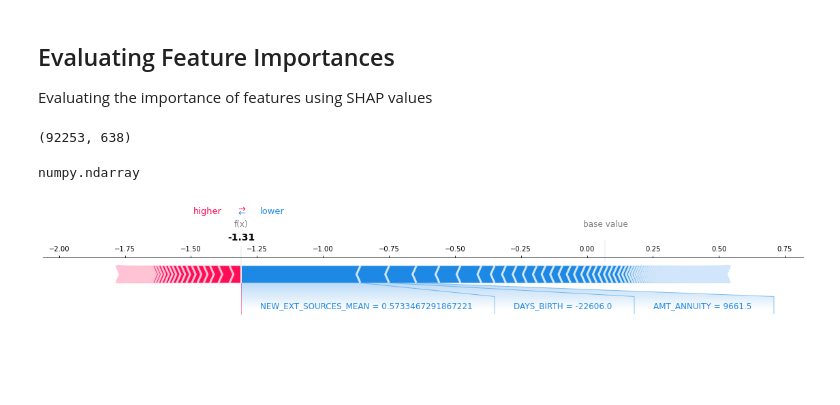
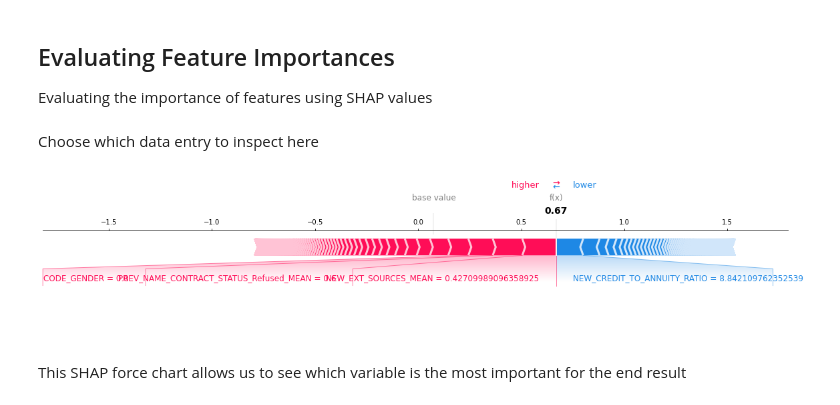
Before and after one commit to odog96/cml-rapids, a Jupyter notebook: Modelling.ipynb, the cells around one changed output. Drawn from its saved outputs; the diff is of its cells as text; code cells hidden in the pictures.

Commit message:
updated and tested with pandas and cupy

```diff
--- a/Modelling.ipynb
+++ b/Modelling.ipynb
@@ -165,39 +184,47 @@ roc_auc_score(y_test, adv_y_pred)
 ## Evaluating Feature Importances
 
 Evaluating the importance of features using SHAP values
+# %%
+if use_gpu:
+    pred_gpu = 'gpu_predictor'
+else:
+    pred_gpu = 'cpu_predictor'
 # %%
-final_bst.set_param({"predictor": "gpu_predictor"})
+final_bst.set_param({"predictor": pred_gpu})
 shap_values = final_bst.predict(val_matrix, pred_contribs=True)
-# %%
-shap_values.shape
-# %% [output]
-(92253, 638)
-# %%
-type(cupy.asnumpy(X_test.iloc[0].values))
-# %% [output]
-numpy.ndarray
 # %%
+%%time
+
 # We can use the shap package
 import shap
 
 # shap will call the GPU accelerated version as long as the predictor
 # parameter is set to "gpu_predictor"
-final_bst.set_param({"predictor": "gpu_predictor"})
+final_bst.set_param({"predictor": pred_gpu})
 explainer = shap.TreeExplainer(final_bst)
 shap_values = explainer.shap_values(X_test)
+# %% [markdown]
+Choose which data entry to inspect here
 # %%
-row=0
+entry_to_inspect=0
 # %%
+if use_gpu:
+    feature_set = cupy.asnumpy(X_test.iloc[entry_to_inspect].values)
+else:
+    feature_set = X_test.iloc[entry_to_inspect]
+
 # visualize the first prediction's explanation
 shap.force_plot(
     explainer.expected_value,
-    shap_values[row, :],
-    cupy.asnumpy(X_test.iloc[row].values),
+    shap_values[entry_to_inspect, :],
+    feature_set,
     feature_names=X_test.columns.to_list(),
     matplotlib=True
 )
 # %% [output]
-[figure, old version]
+[figure, new version]
+# %% [markdown]
+This SHAP force chart allows us to see which variable is the most important for the end result
 # %%
 # Show a summary of feature importance
 shap.summary_plot(shap_values, X_test, plot_type="bar",
```
Also changed, not shown: parts of 13 cells of this notebook.
